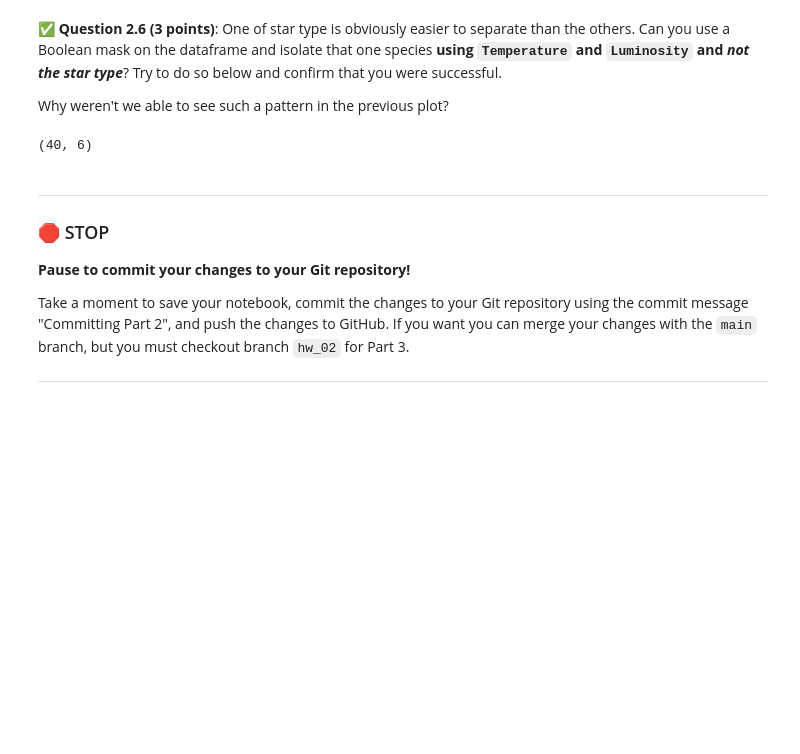
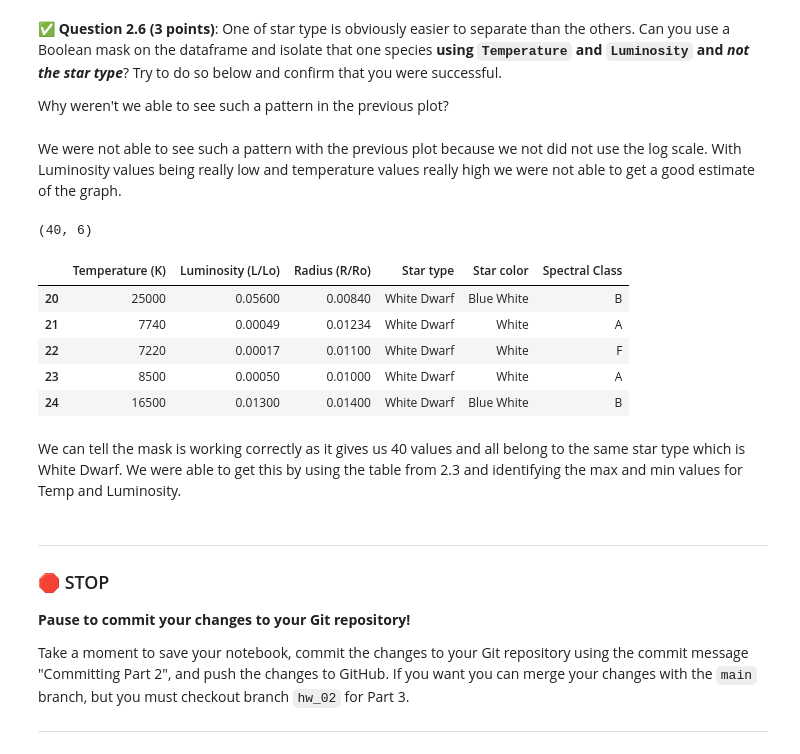
Before and after one commit to Rajmeet/cmse202-s22-turnin, a Jupyter notebook: hw-02/HW-02_PandasReviewAndPythonObjectsAndABM-STUDENT.ipynb, the cells around one changed output. Drawn from its saved outputs; the diff is of its cells as text; code cells hidden in the pictures; blank space fills up the shorter version.

```diff
--- a/hw-02/HW-02_PandasReviewAndPythonObjectsAndABM-STUDENT.ipynb
+++ b/hw-02/HW-02_PandasReviewAndPythonObjectsAndABM-STUDENT.ipynb
@@ -193,10 +197,21 @@ plt.gca().invert_xaxis()
 &#9989; **Question 2.6 (3 points)**: One of star type is obviously easier to separate than the others. Can you use a Boolean mask on the dataframe and isolate that one species **using `Temperature` and `Luminosity` and *not the star type***? Try to do so below and confirm that you were successful.
 
 Why weren't we able to see such a pattern in the previous plot?
+# %% [markdown]
+We were not able to see such a pattern with the previous plot because we not did not use the log scale. With Luminosity values being really low and temperature values really high we were not able to get a good estimate of the graph.
 # %%
-stars[(stars['Temperature (K)'] <= 25000.0) & (stars['Temperature (K)'] >= 7100.0) & (stars['Luminosity (L/Lo)'] <= 0.0560)].shape
+print(stars[(stars['Temperature (K)'] <= 25000.0) & (stars['Temperature (K)'] >= 7100.0) & (stars['Luminosity (L/Lo)'] <= 0.0560)].shape)
+stars[(stars['Temperature (K)'] <= 25000.0) & (stars['Temperature (K)'] >= 7100.0) & (stars['Luminosity (L/Lo)'] <= 0.0560)].head()
 # %% [output]
 (40, 6)
+|  | Temperature (K) | Luminosity (L/Lo) | Radius (R/Ro) | Star type | Star color | Spectral Class |
+| 20 | 25000 | 0.05600 | 0.00840 | White Dwarf | Blue White | B |
+| 21 | 7740 | 0.00049 | 0.01234 | White Dwarf | White | A |
+| 22 | 7220 | 0.00017 | 0.01100 | White Dwarf | White | F |
+| 23 | 8500 | 0.00050 | 0.01000 | White Dwarf | White | A |
+| 24 | 16500 | 0.01300 | 0.01400 | White Dwarf | Blue White | B |
+# %% [markdown]
+We can tell the mask is working correctly as it gives us 40 values and all belong to the same star type which is White Dwarf. We were able to get this by using the table from 2.3 and identifying the max and min values for Temp and Luminosity.
 # %% [markdown]
 ---
 ### &#128721; STOP
```
Also changed, not shown: parts of 1 cell of this notebook.
